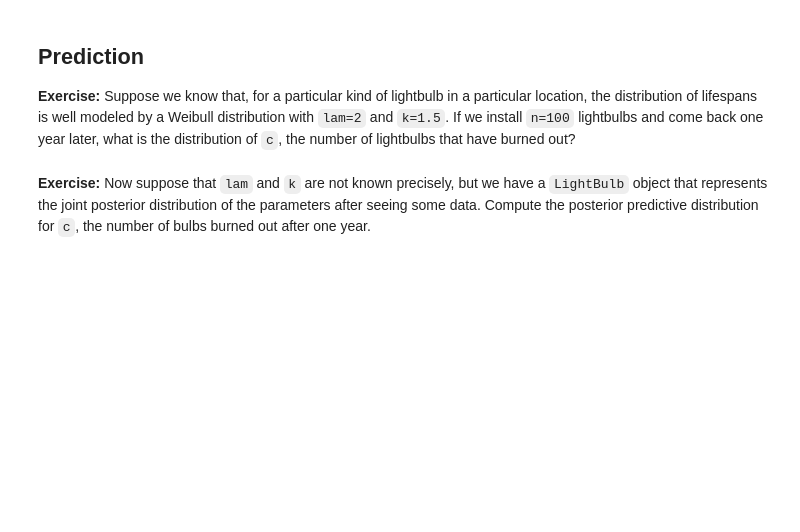
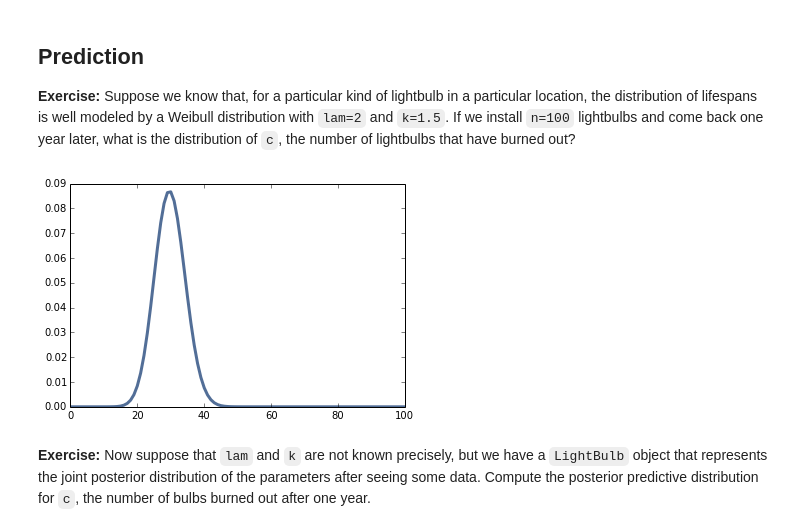
Before and after one commit to MatthewBeaudouinLafon/ThinkBayes2, a Jupyter notebook: code/survival.ipynb, the cells around one changed output. Cells and saved outputs as stored; diff of their text form; code cells hidden in the pictures; blank space fills up the shorter version.

```diff
--- a/code/survival.ipynb
+++ b/code/survival.ipynb
@@ -261,3 +270,9 @@ thinkplot.Pdf(light.Marginal(0))
+# %%
+burnedOut = MakeBinomialPmf(100, EvalWeibullCdf(1, 2, 1.5))
+
+thinkplot.Pdf(burnedOut)
+# %% [output]
+[figure, added]
 # %%
 # Solution goes here
 # %% [markdown]
```
Also changed, not shown: parts of 13 cells of this notebook, 1 other file.
